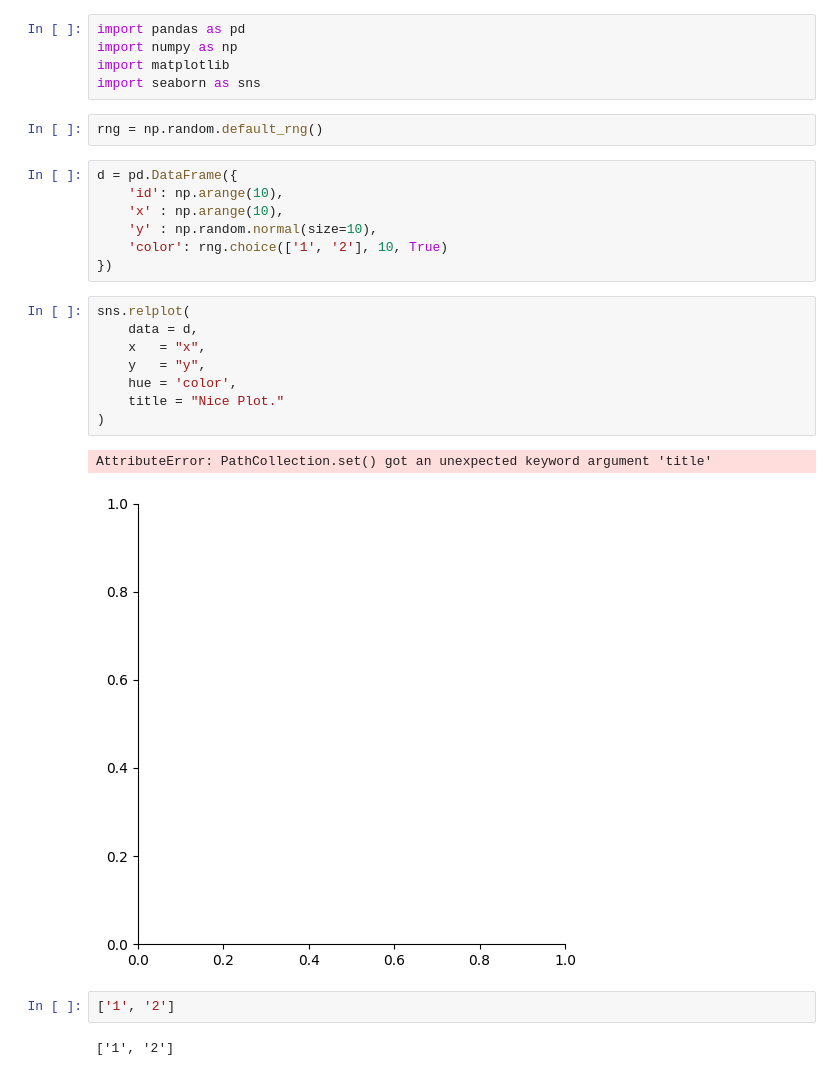
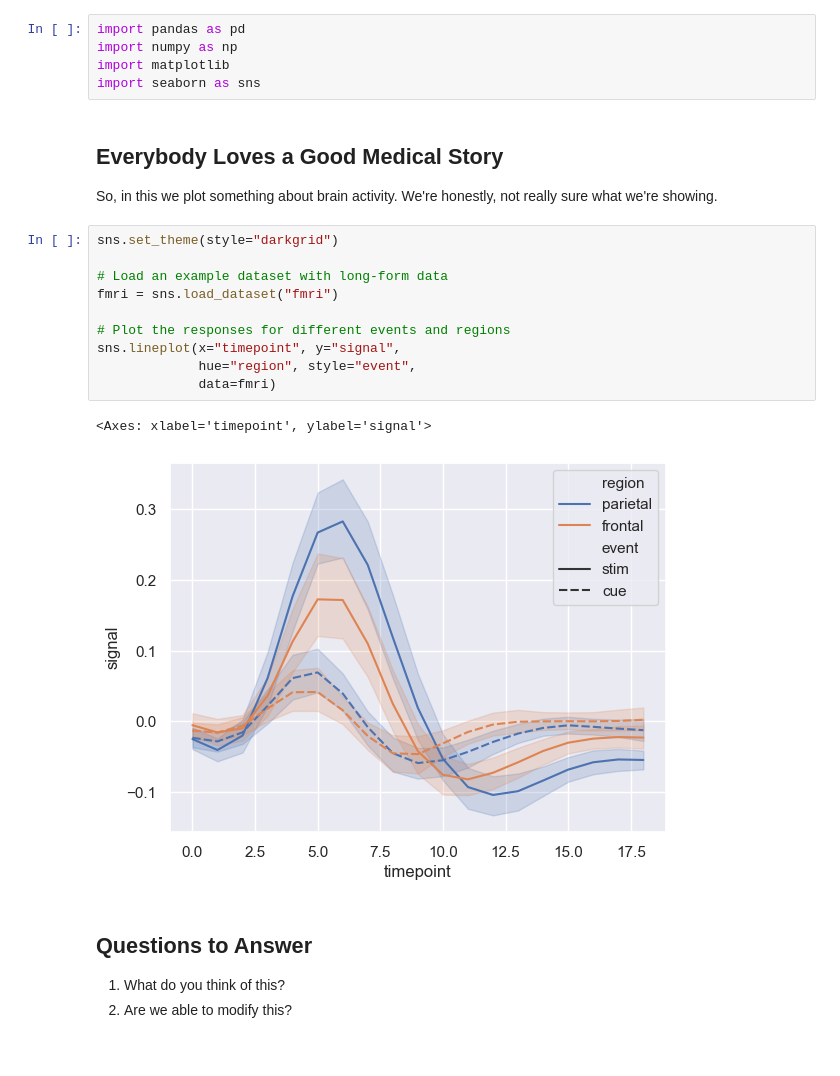
Before and after one commit to mids-w203/demo_coding, a Jupyter notebook: first_exercise.ipynb, the cells around one changed output. Saved outputs shown, nothing was run; the diff lists cells and outputs as text.

Commit message:
moves to fmri plot

```diff
--- a/first_exercise.ipynb
+++ b/first_exercise.ipynb
@@ -7,27 +7,25 @@ import pandas as pd
 import numpy as np
 import matplotlib
 import seaborn as sns
-# %%
-rng = np.random.default_rng()
-# %%
-d = pd.DataFrame({
-    'id': np.arange(10),
-    'x' : np.arange(10),
-    'y' : np.random.normal(size=10),
-    'color': rng.choice(['1', '2'], 10, True)
-})
-# %%
-sns.relplot(
-    data = d,
-    x   = "x",
-    y   = "y",
-    hue = 'color',
-    title = "Nice Plot."
-)
-# %% [output]
-AttributeError: PathCollection.set() got an unexpected keyword argument 'title'
-[figure, removed]
-# %%
-['1', '2']
-# %% [output]
-['1', '2']
+# %% [markdown]
+## Everybody Loves a Good Medical Story
+
+So, in this we plot something about brain activity. We're honestly, not really sure what we're showing.
+# %%
+sns.set_theme(style="darkgrid")
+
+# Load an example dataset with long-form data
+fmri = sns.load_dataset("fmri")
+
+# Plot the responses for different events and regions
+sns.lineplot(x="timepoint", y="signal",
+             hue="region", style="event",
+             data=fmri)
+# %% [output]
+<Axes: xlabel='timepoint', ylabel='signal'>
+[figure, added]
+# %% [markdown]
+## Questions to Answer
+
+1. What do you think of this?
+2. Are we able to modify this?
```
Also changed, not shown: parts of 1 cell of this notebook.
